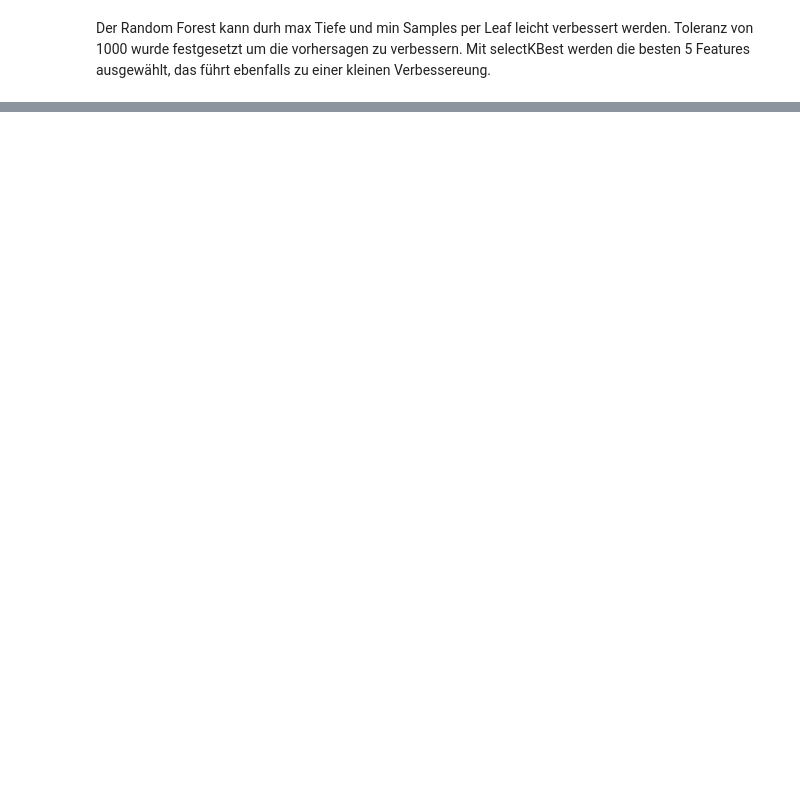
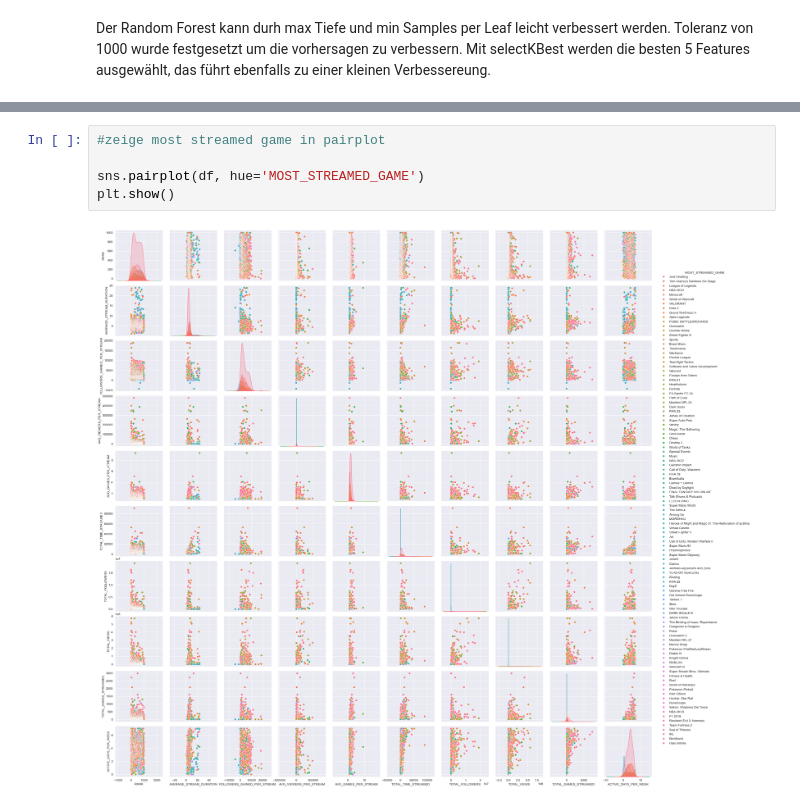
Before and after one commit to Simsi1837/ml-twitch, a Jupyter notebook: 001-twitchStreamers.ipynb, the cells around one changed output, grey strips where cells are left out. Drawn from its saved outputs; the diff is of its cells as text; blank space fills up the shorter version.

```diff
--- a/001-twitchStreamers.ipynb
+++ b/001-twitchStreamers.ipynb
@@ -282,0 +304,7 @@ Prozentsatz der Vorhersagen innerhalb der Toleranz: 28.00%
+# %%
+#zeige most streamed game in pairplot
+
+sns.pairplot(df, hue='MOST_STREAMED_GAME')
+plt.show()
+# %% [output]
+[figure, added]
```
Also changed, not shown: parts of 5 cells of this notebook.
